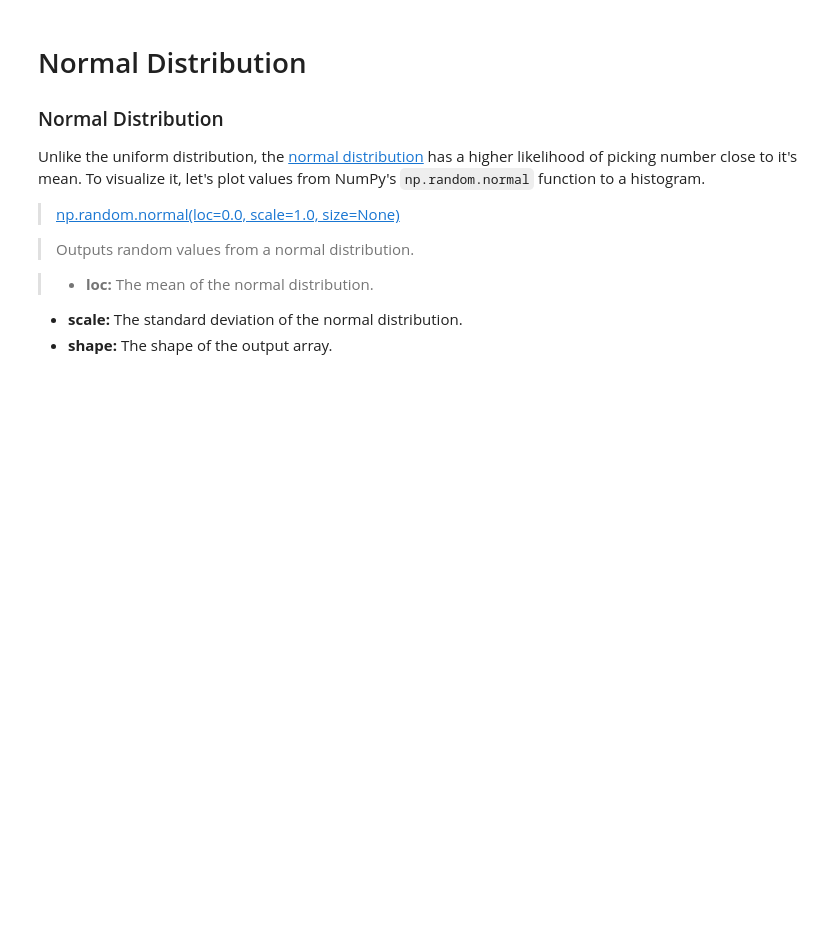
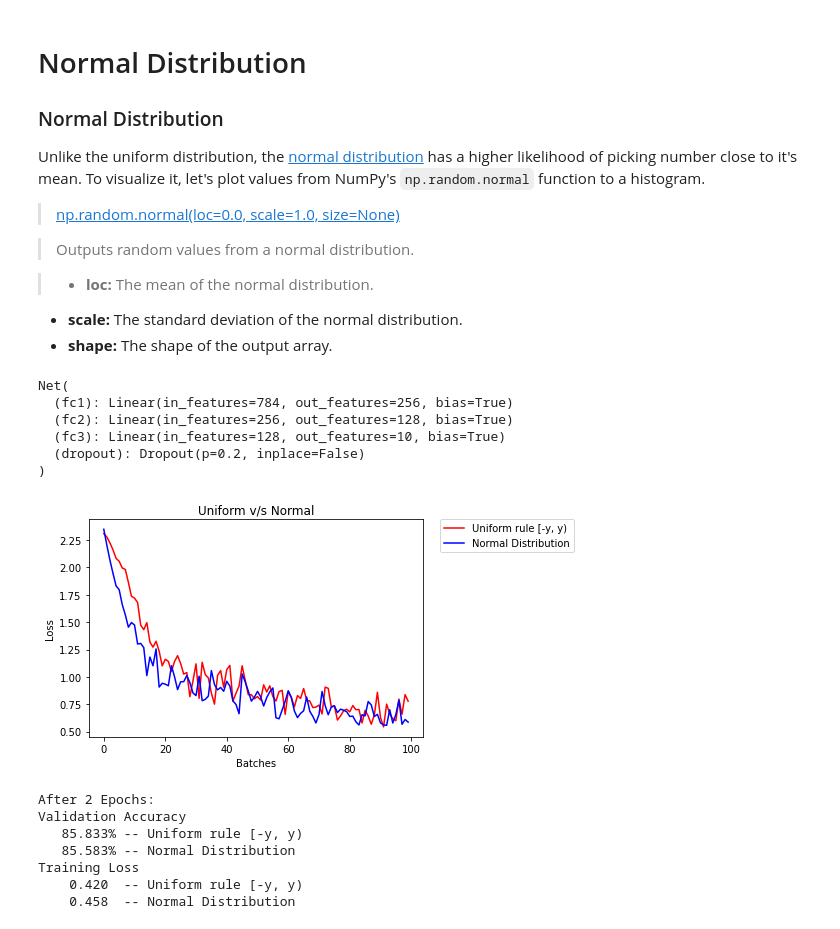
Before and after one commit to purvasingh96/Deep-learning-with-neural-networks, a Jupyter notebook: Chapter-wise code/Code - PyTorch/2. Convolution Neural Networks/7. Weight Initialization Strategies/Weight_initialization.ipynb, the cells around one changed output. Saved outputs shown, nothing was run; the diff lists cells and outputs as text; code cells hidden in the pictures; blank space fills up the shorter version.

```diff
--- a/Chapter-wise code/Code - PyTorch/2. Convolution Neural Networks/7. Weight Initialization Strategies/Weight_initialization.ipynb
+++ b/Chapter-wise code/Code - PyTorch/2. Convolution Neural Networks/7. Weight Initialization Strategies/Weight_initialization.ipynb
@@ -256,3 +256,35 @@ def weights_init_normal(m):
     n = m.in_features
     y = 1.0/np.sqrt(n)
     m.weight.data.normal_(0, y)
+    m.bias.data.fill_(0)
+
+model_normal_rule = Net()
+model_normal_rule.apply(weights_init_normal)
+
+model_uniform_rule = Net()
+model_uniform_rule.apply(weights_init_uniform_rule)
+# %% [output]
+Net(
+  (fc1): Linear(in_features=784, out_features=256, bias=True)
+  (fc2): Linear(in_features=256, out_features=128, bias=True)
+  (fc3): Linear(in_features=128, out_features=10, bias=True)
+  (dropout): Dropout(p=0.2, inplace=False)
+)
+# %%
+model_list = [(model_uniform_rule, 'Uniform rule [-y, y)'),
+              (model_normal_rule, 'Normal Distribution')]
+
+# evaluate behaviour
+helpers.compare_init_weights(model_list,
+                             'Uniform v/s Normal',
+                             train_loader,
+                             valid_loader)
+# %% [output]
+[figure, added]
+After 2 Epochs:
+Validation Accuracy
+   85.833% -- Uniform rule [-y, y)
+   85.583% -- Normal Distribution
+Training Loss
+    0.420  -- Uniform rule [-y, y)
+    0.458  -- Normal Distribution
```
Also changed, not shown: parts of 4 cells of this notebook.
